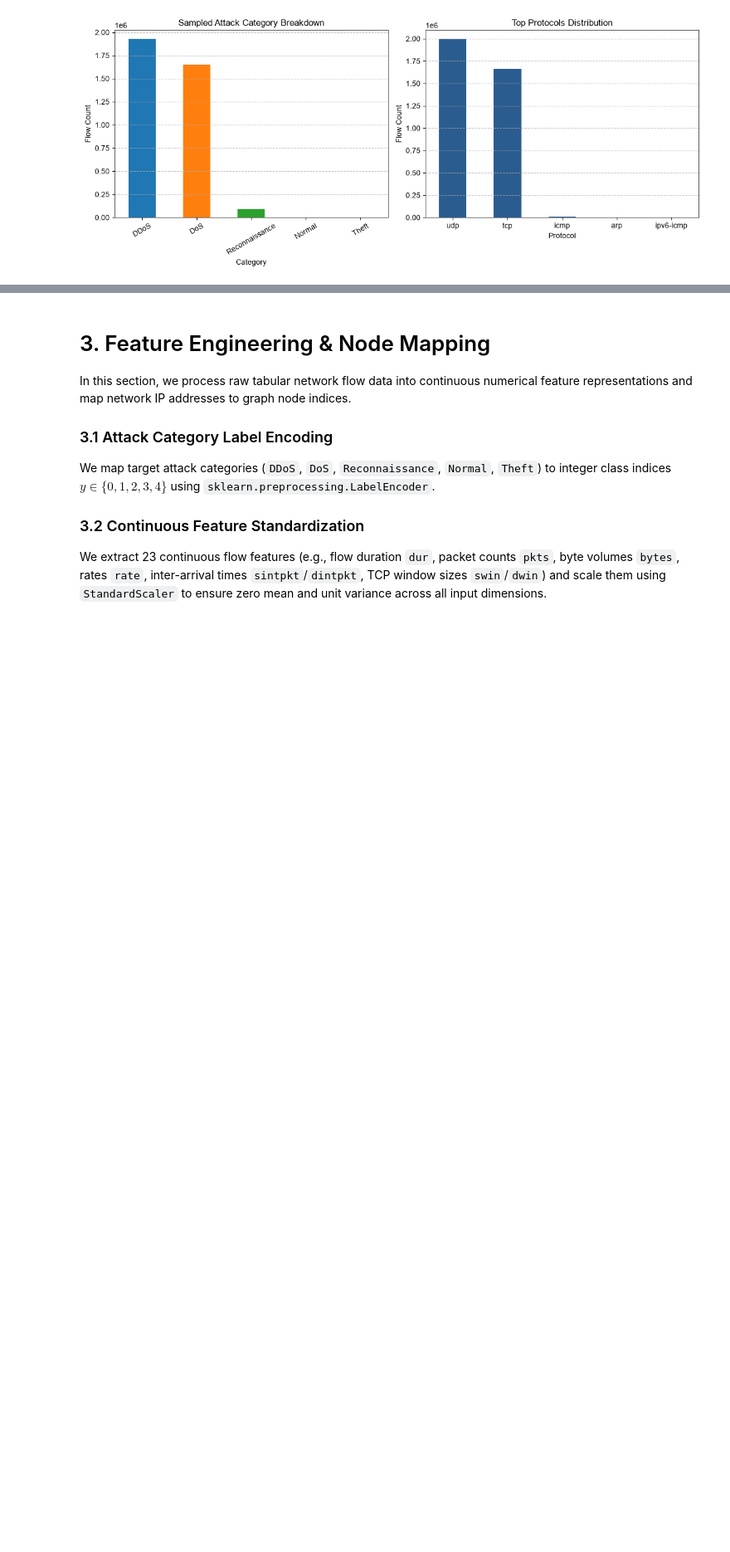
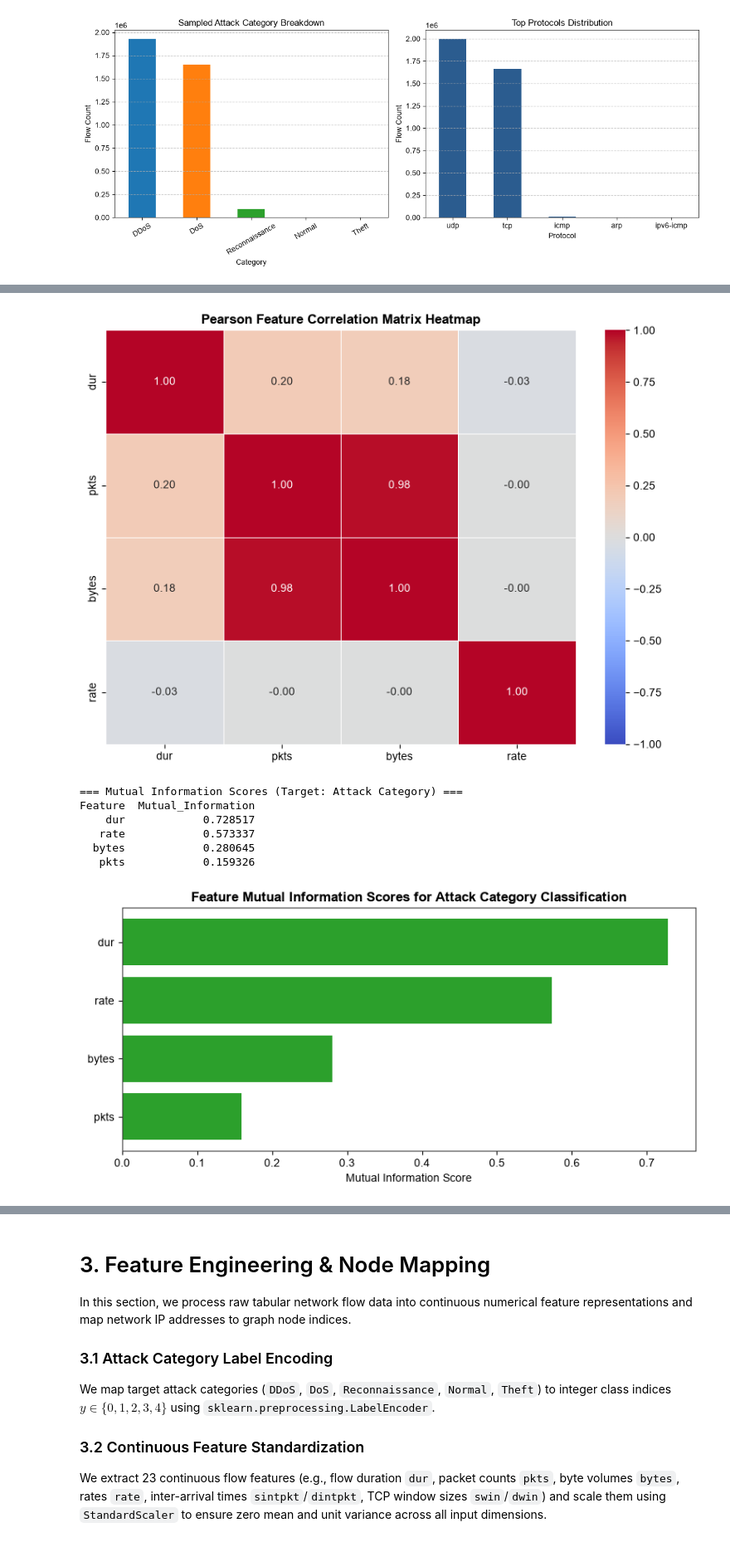
Before and after one commit to neutr0nslayer/AIML_505_project, a Jupyter notebook: Temporal_Botnet_Detection_GNN.ipynb, the cells around one changed output, grey strips where cells are left out. Shown at 83% size. Saved outputs shown, nothing was run; the diff lists cells and outputs as text; code cells hidden in the pictures; blank space fills up the shorter version.

```diff
--- a/Temporal_Botnet_Detection_GNN.ipynb
+++ b/Temporal_Botnet_Detection_GNN.ipynb
@@ -162,0 +288,36 @@ plt.show()
+# %%
+
+
+# Pearson Correlation Heatmap
+corr_matrix = df[available_cols].corr()
+plt.figure(figsize=(8, 6))
+sns.heatmap(corr_matrix, annot=True, fmt=".2f", cmap="coolwarm", linewidths=0.5, vmin=-1, vmax=1)
+plt.title("Pearson Feature Correlation Matrix Heatmap", fontsize=12, fontweight='bold')
+plt.tight_layout()
+plt.show()
+
+# Mutual Information Analysis relative to Category Index
+sample_subset = df.sample(n=min(50000, len(df)), random_state=42)
+target_cat = sample_subset['category_idx'] if 'category_idx' in sample_subset.columns else LabelEncoder().fit_transform(sample_subset['category'])
+mi_scores = mutual_info_classif(sample_subset[available_cols], target_cat, random_state=42)
+mi_df = pd.DataFrame({'Feature': available_cols, 'Mutual_Information': mi_scores}).sort_values('Mutual_Information', ascending=False)
+
+print("=== Mutual Information Scores (Target: Attack Category) ===")
+print(mi_df.to_string(index=False))
+
+plt.figure(figsize=(8, 4))
+plt.barh(mi_df['Feature'], mi_df['Mutual_Information'], color='#2ca02c')
+plt.xlabel("Mutual Information Score")
+plt.title("Feature Mutual Information Scores for Attack Category Classification", fontsize=12, fontweight='bold')
+plt.gca().invert_yaxis()
+plt.tight_layout()
+plt.show()
+# %% [output]
+[figure, added]
+=== Mutual Information Scores (Target: Attack Category) ===
+Feature  Mutual_Information
+    dur            0.728517
+   rate            0.573337
+  bytes            0.280645
+   pkts            0.159326
+[figure, added]
```
Also changed, not shown: parts of 23 cells of this notebook, 16 other files.
